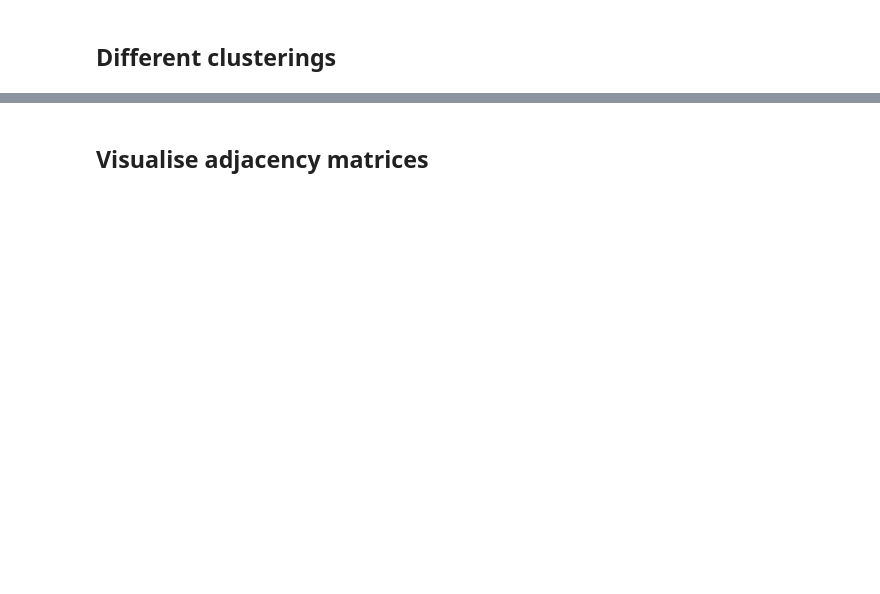
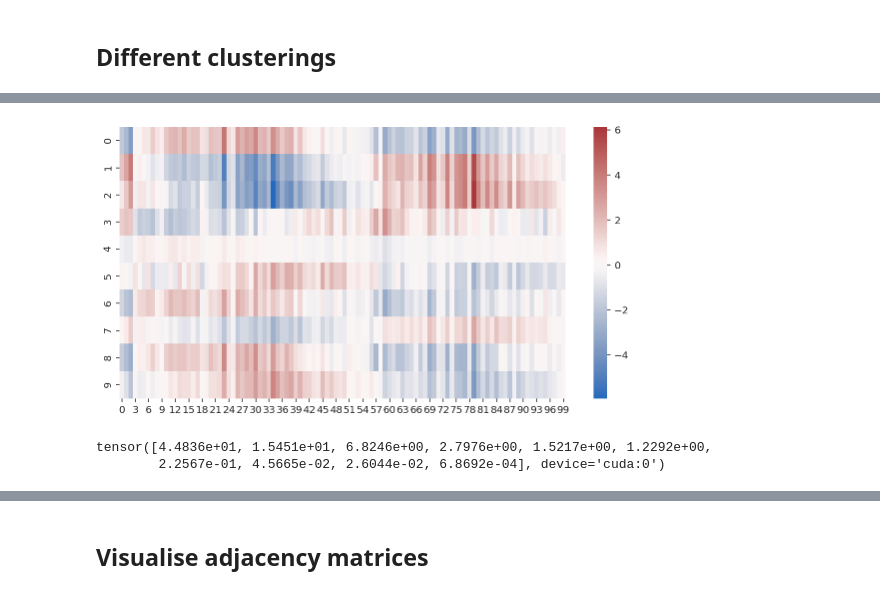
Before and after one commit to VRehnberg/pairwise_modularity, a Jupyter notebook: pairwise_similarity_modularity.ipynb, the cells around one changed output, grey strips where cells are left out. Saved outputs shown, nothing was run; the diff lists cells and outputs as text; code cells hidden in the pictures; blank space fills up the shorter version.

Commit message:
Started on blockwise Jacobian MI

```diff
--- a/pairwise_similarity_modularity.ipynb
+++ b/pairwise_similarity_modularity.ipynb
@@ -541,0 +573,19 @@ clusters["Random"] = np.random.randint(0, n_clusters, n_activations)
+# %%
+def tensor_sort(input, dim=0, **tsne_kwargs):
+    samples = input.transpose(0, dim).flatten(1).detach().cpu().numpy()
+    i_sort = np.argsort(manifold.TSNE(n_components=1, **tsne_kwargs).fit_transform(samples).squeeze())
+    input = input.transpose(0, dim)[i_sort].transpose(0, dim)
+    return input, i_sort
+
+jac = jacobian(lambda x: mlp(generator(x)), latent).squeeze()
+plt.figure(figsize=(10, 5))
+jac, _ = tensor_sort(jac**3, 1, metric="cosine")
+jac = jac.abs() ** (1 / 3) * jac.sign()
+sns.heatmap(jac.detach().cpu(), cmap="vlag");
+# %% [output]
+[figure, added]
+# %%
+torch.svd(jac)[1]
+# %% [output]
+tensor([4.4836e+01, 1.5451e+01, 6.8246e+00, 2.7976e+00, 1.5217e+00, 1.2292e+00,
+        2.2567e-01, 4.5665e-02, 2.6044e-02, 6.8692e-04], device='cuda:0')
```
Also changed, not shown: parts of 21 cells of this notebook.
